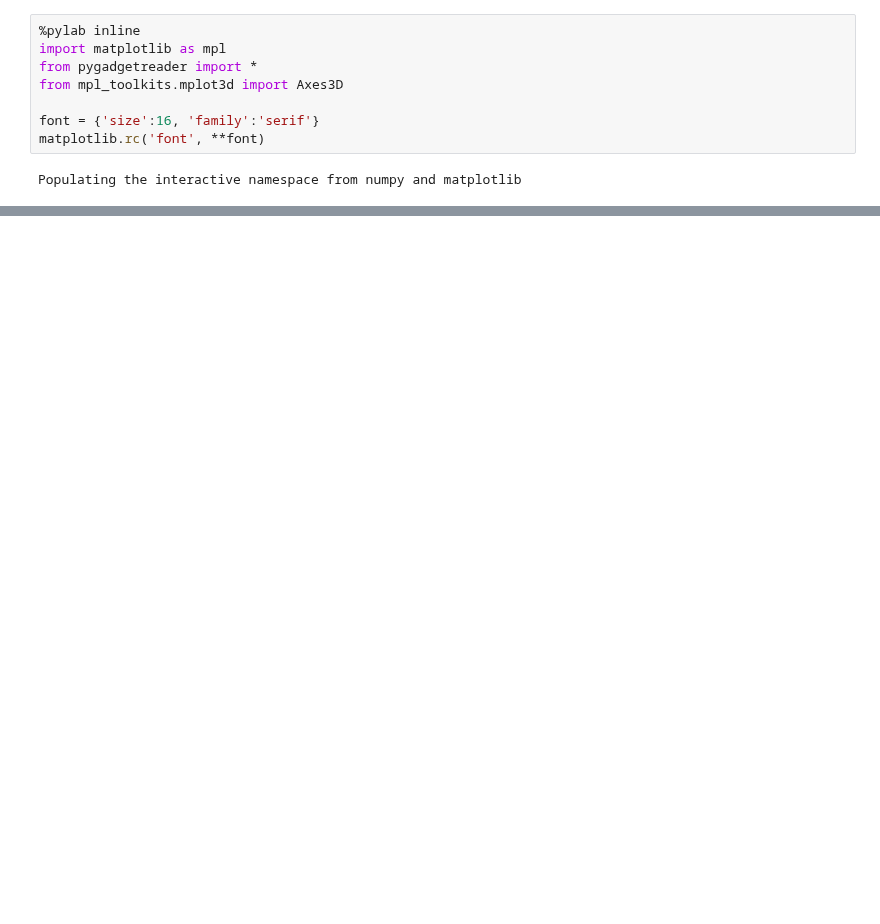
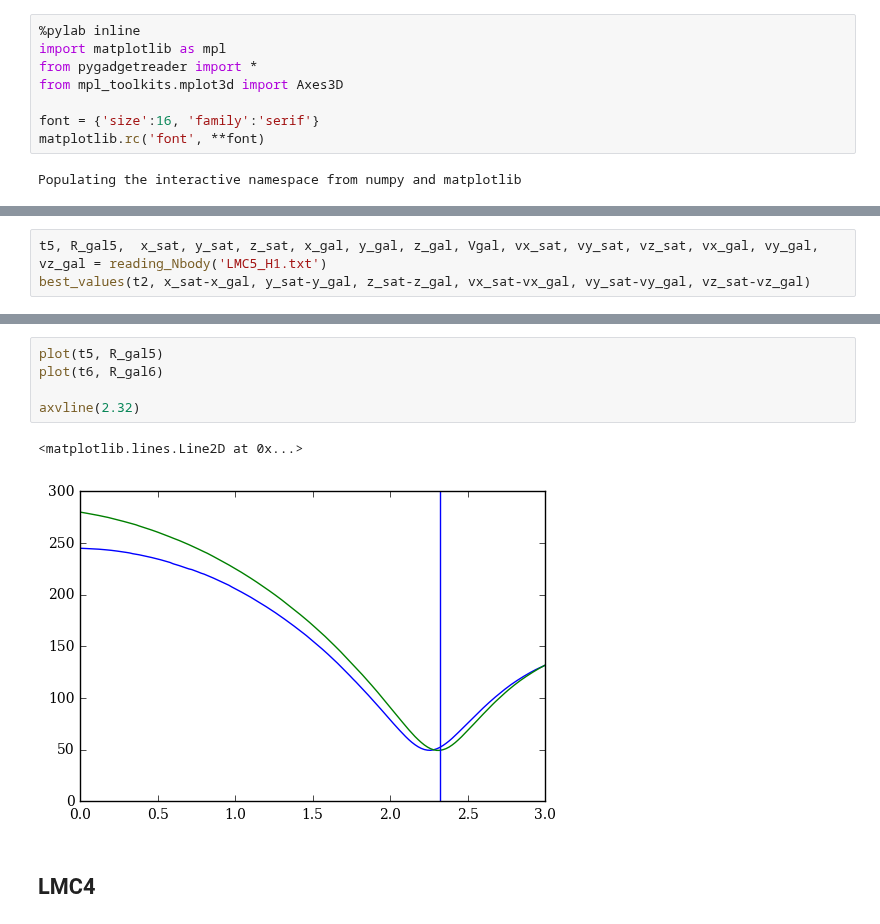
Before and after one commit to jngaravitoc/LMC-MW, a Jupyter notebook: code/LMC_orbit/LMC_orbits.ipynb, the cells around one changed output, grey strips where cells are left out. Saved outputs shown, nothing was run; the diff lists cells and outputs as text; blank space fills up the shorter version.

```diff
--- a/code/LMC_orbit/LMC_orbits.ipynb
+++ b/code/LMC_orbit/LMC_orbits.ipynb
@@ -346,0 +131,3 @@ savefig('a1ICsH6.png', bbox_inches='tight')
+# %%
+t5, R_gal5,  x_sat, y_sat, z_sat, x_gal, y_gal, z_gal, Vgal, vx_sat, vy_sat, vz_sat, vx_gal, vy_gal, vz_gal = reading_Nbody('LMC5_H1.txt')
+best_values(t2, x_sat-x_gal, y_sat-y_gal, z_sat-z_gal, vx_sat-vx_gal, vy_sat-vy_gal, vz_sat-vz_gal)
@@ -346,0 +144,10 @@ savefig('a1ICsH6.png', bbox_inches='tight')
+# %%
+plot(t5, R_gal5)
+plot(t6, R_gal6)
+
+axvline(2.32)
+# %% [output]
+<matplotlib.lines.Line2D at 0x...>
+[figure, added]
+# %% [markdown]
+## LMC4
```
Also changed, not shown: parts of 38 cells of this notebook.
